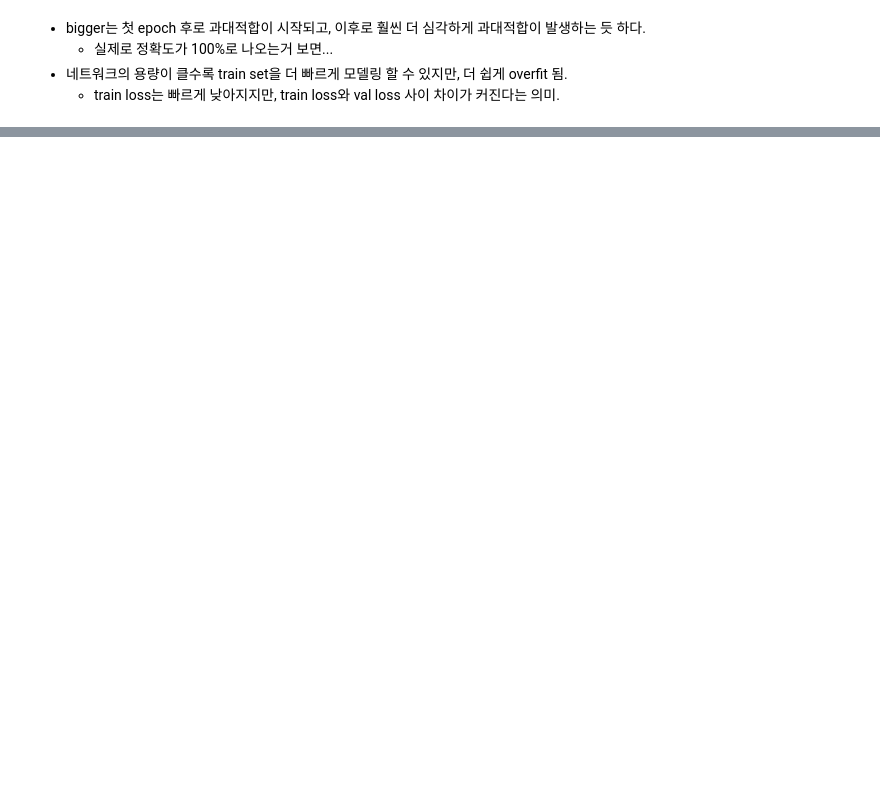
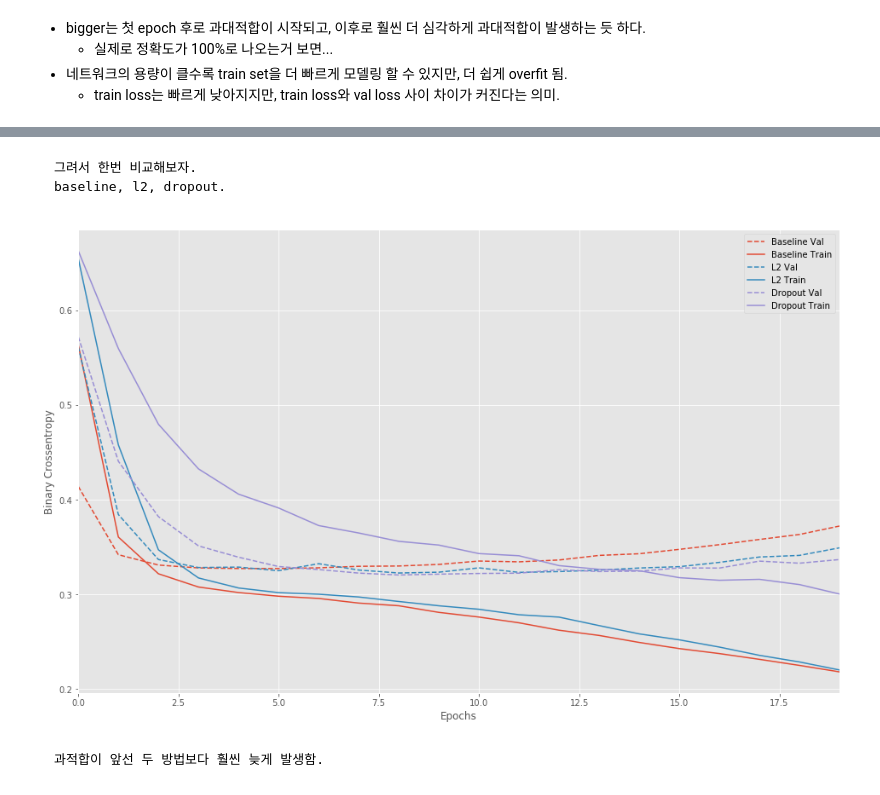
Before and after one commit to skdbsxir/DS-Studying, a Jupyter notebook: [NN Study]/003. Keras Examples - 5. Overfitting & Underfitting.ipynb, the cells around one changed output, grey strips where cells are left out. Drawn from its saved outputs; the diff is of its cells as text; code cells hidden in the pictures; blank space fills up the shorter version.

Commit message:
Overfitting - Dropout, Regularization 예시 & 시각화 비교

```diff
--- a/[NN Study]/003. Keras Examples - 5. Overfitting & Underfitting.ipynb
+++ b/[NN Study]/003. Keras Examples - 5. Overfitting & Underfitting.ipynb
@@ -302,0 +397,17 @@ plot_history([('baseline', baseline_history),
+# %%
+dropout_model = keras.Sequential([
+    keras.layers.Dense(16, activation='relu', input_shape=(NUM_WORDS,)),
+    keras.layers.Dropout(0.5),
+    keras.layers.Dense(16, activation='relu'),
+    keras.layers.Dropout(0.5),
+    keras.layers.Dense(1, activation='sigmoid')
+])
+
+dropout_model.compile(optimizer='adam',
+                      loss='binary_crossentropy',
+                      metrics=['accuracy', 'binary_crossentropy'])
+
+with tf.device('/GPU:0'):
+    dropout_model_history = dropout_model.fit(train_data, train_labels,
+                                              epochs=20, batch_size=512,
+                                              validation_data=(test_data, test_labels), verbose=2)
@@ -302,0 +432,11 @@ plot_history([('baseline', baseline_history),
+# %% [markdown]
+    그려서 한번 비교해보자.
+    baseline, l2, dropout.
+# %%
+plot_history([('baseline', baseline_history),
+              ('l2', l2_model_history),
+              ('dropout', dropout_model_history)])
+# %% [output]
+[figure, added]
+# %% [markdown]
+    과적합이 앞선 두 방법보다 훨씬 늦게 발생함.
```
Also changed, not shown: parts of 18 cells of this notebook.
